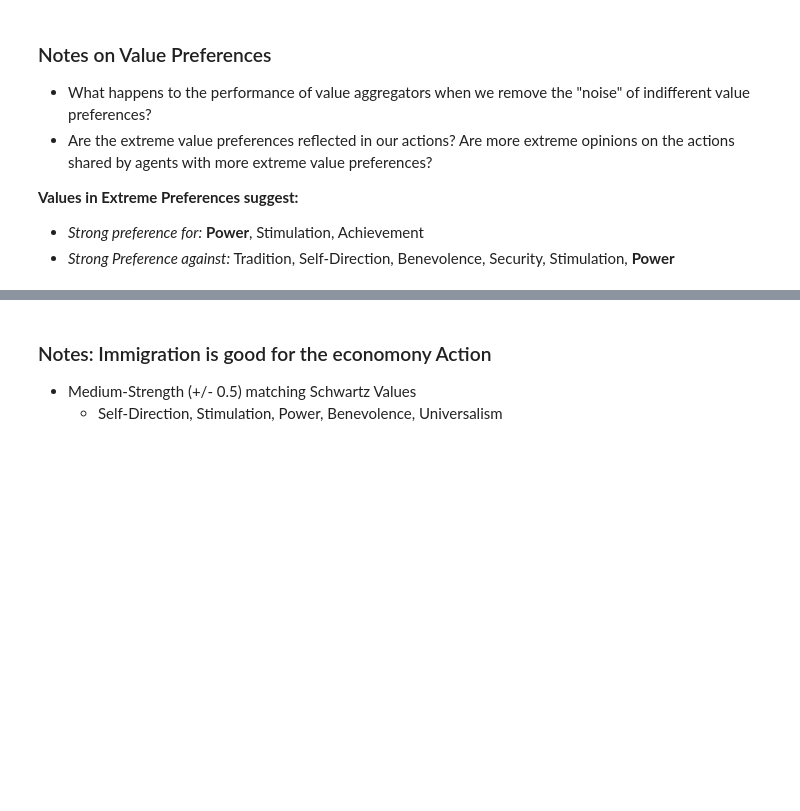
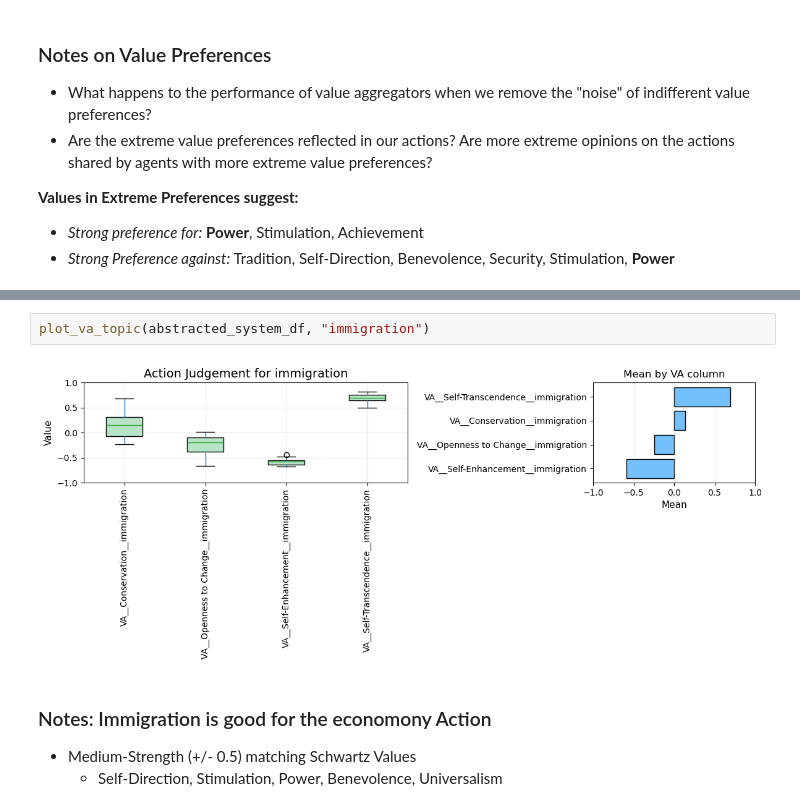
Before and after one commit to JosephTrevorrow/HCVA-plus-plus, a Jupyter notebook: value_systems/all_country_value_system_explorer.ipynb, the cells around one changed output, grey strips where cells are left out. Drawn from its saved outputs; the diff is of its cells as text; blank space fills up the shorter version.

```diff
--- a/value_systems/all_country_value_system_explorer.ipynb
+++ b/value_systems/all_country_value_system_explorer.ipynb
@@ -259,3 +288,7 @@ plot_va_topic(value_system_df, "immigration")
+# %%
+plot_va_topic(abstracted_system_df, "immigration")
+# %% [output]
+[figure, added]
 # %% [markdown]
 ### Notes: Immigration is good for the economony Action
 - Medium-Strength (+/- 0.5) matching Schwartz Values
```
Also changed, not shown: parts of 7 cells of this notebook, 1 other file.
